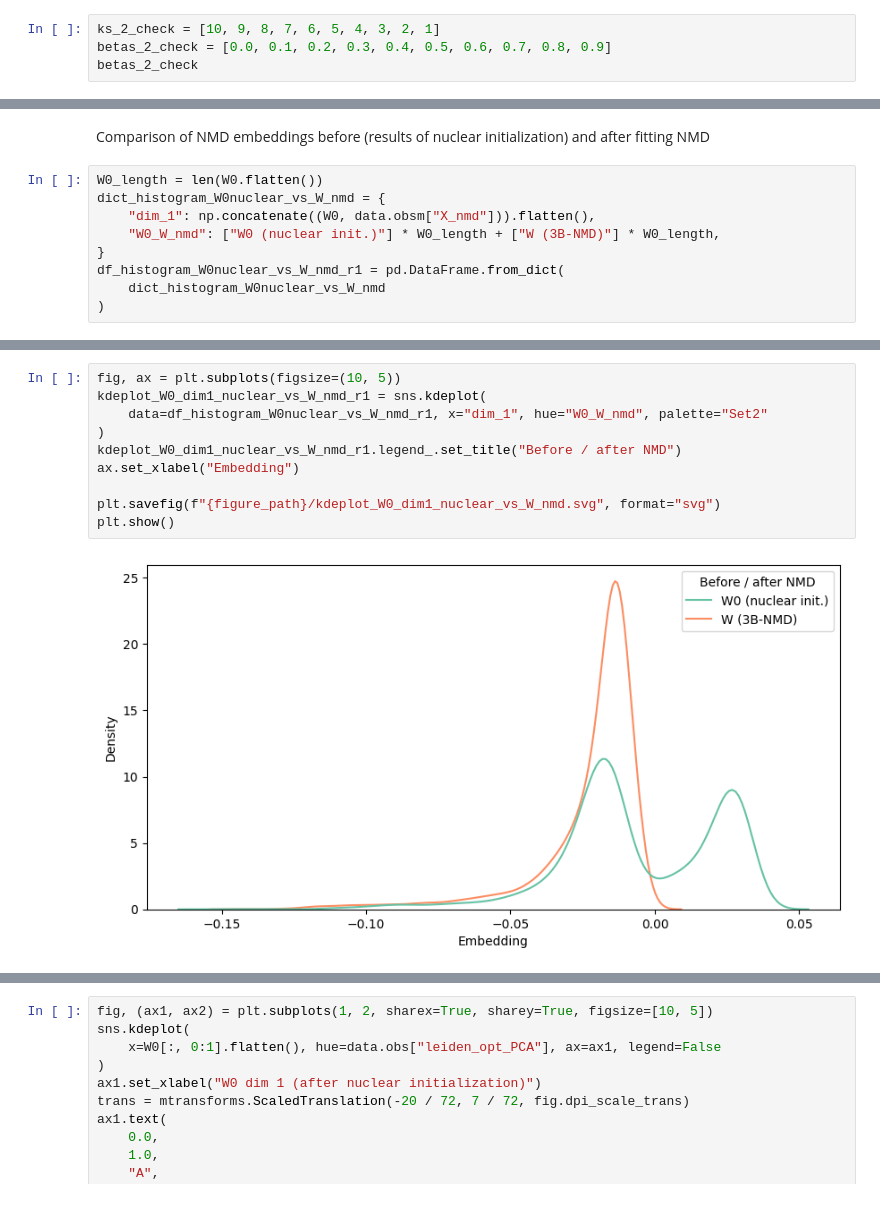
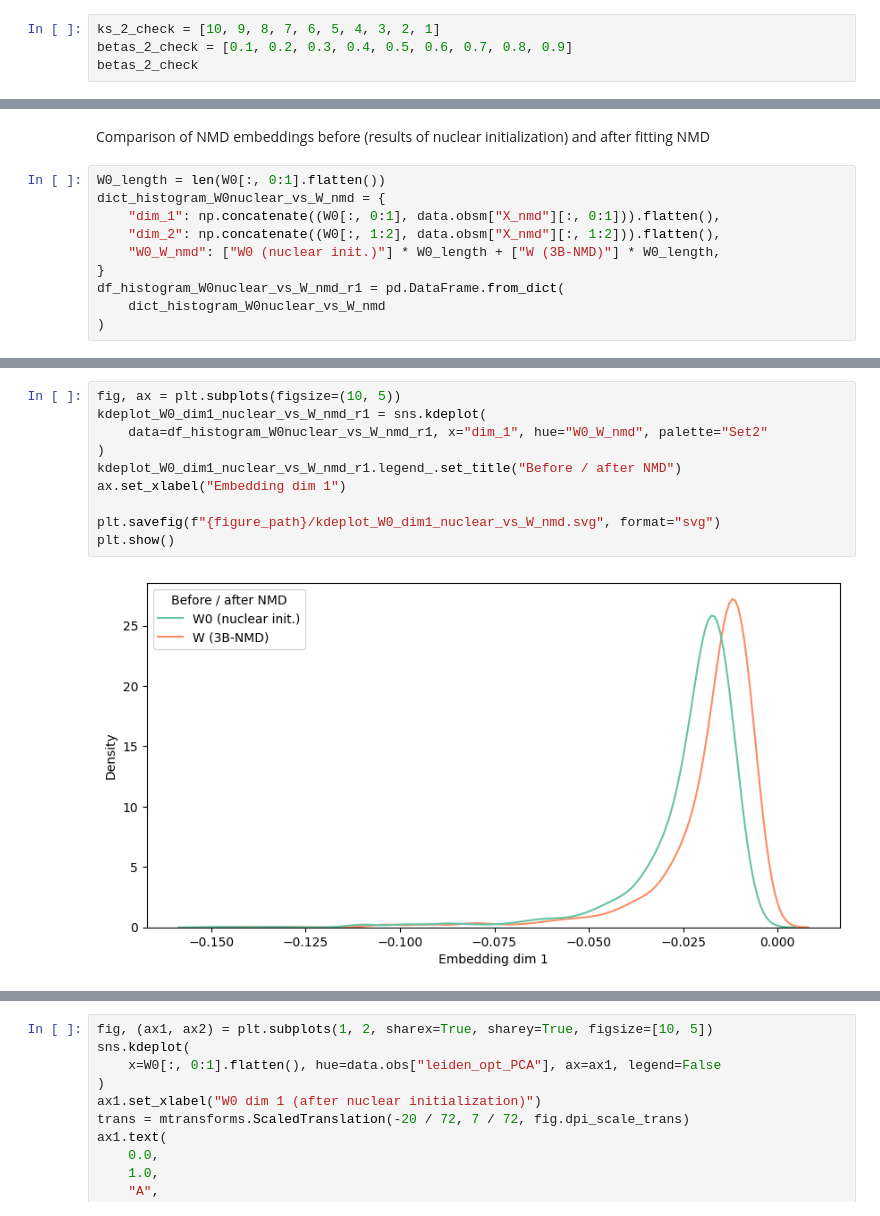
Before and after one commit to sfohr/msc_thesis, a Jupyter notebook: application/analysis/S2_NMD_vs_PCA_raw_counts.ipynb, the cells around one changed output, grey strips where cells are left out. Cells and saved outputs as stored; diff of their text form.

```diff
--- a/application/analysis/S2_NMD_vs_PCA_raw_counts.ipynb
+++ b/application/analysis/S2_NMD_vs_PCA_raw_counts.ipynb
@@ -81,6 +81,6 @@ data_train, data_test = cs.countsplit_adata(
 ### Search latent dimension and momentum parameter
 # %%
 ks_2_check = [10, 9, 8, 7, 6, 5, 4, 3, 2, 1]
-betas_2_check = [0.0, 0.1, 0.2, 0.3, 0.4, 0.5, 0.6, 0.7, 0.8, 0.9]
+betas_2_check = [0.1, 0.2, 0.3, 0.4, 0.5, 0.6, 0.7, 0.8, 0.9]
 betas_2_check
 # %% [output]
@@ -283,9 +283,10 @@ plt.show()
 # %% [markdown]
 Comparison of NMD embeddings before (results of nuclear initialization) and after fitting NMD
 # %%
-W0_length = len(W0.flatten())
+W0_length = len(W0[:, 0:1].flatten())
 dict_histogram_W0nuclear_vs_W_nmd = {
-    "dim_1": np.concatenate((W0, data.obsm["X_nmd"])).flatten(),
+    "dim_1": np.concatenate((W0[:, 0:1], data.obsm["X_nmd"][:, 0:1])).flatten(),
+    "dim_2": np.concatenate((W0[:, 1:2], data.obsm["X_nmd"][:, 1:2])).flatten(),
     "W0_W_nmd": ["W0 (nuclear init.)"] * W0_length + ["W (3B-NMD)"] * W0_length,
 }
 df_histogram_W0nuclear_vs_W_nmd_r1 = pd.DataFrame.from_dict(
@@ -311,12 +312,12 @@ plt.show()
 # %%
 fig, ax = plt.subplots(figsize=(10, 5))
 kdeplot_W0_dim1_nuclear_vs_W_nmd_r1 = sns.kdeplot(
     data=df_histogram_W0nuclear_vs_W_nmd_r1, x="dim_1", hue="W0_W_nmd", palette="Set2"
 )
 kdeplot_W0_dim1_nuclear_vs_W_nmd_r1.legend_.set_title("Before / after NMD")
-ax.set_xlabel("Embedding")
+ax.set_xlabel("Embedding dim 1")
 
 plt.savefig(f"{figure_path}/kdeplot_W0_dim1_nuclear_vs_W_nmd.svg", format="svg")
 plt.show()
 # %% [output]
-[figure, old version]
+[figure, new version]
```
Also changed, not shown: parts of 28 cells of this notebook, 2 other files.
